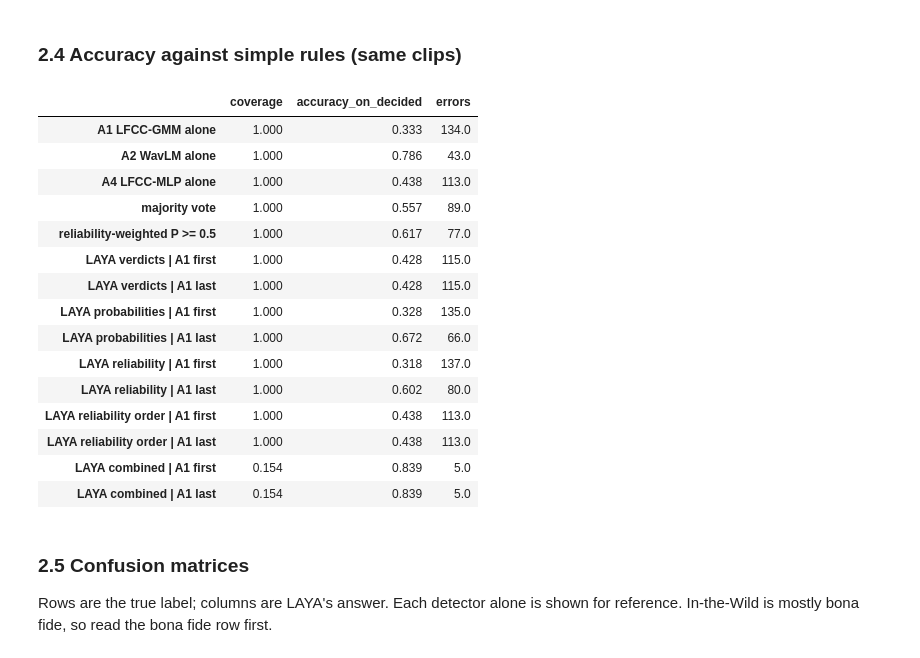
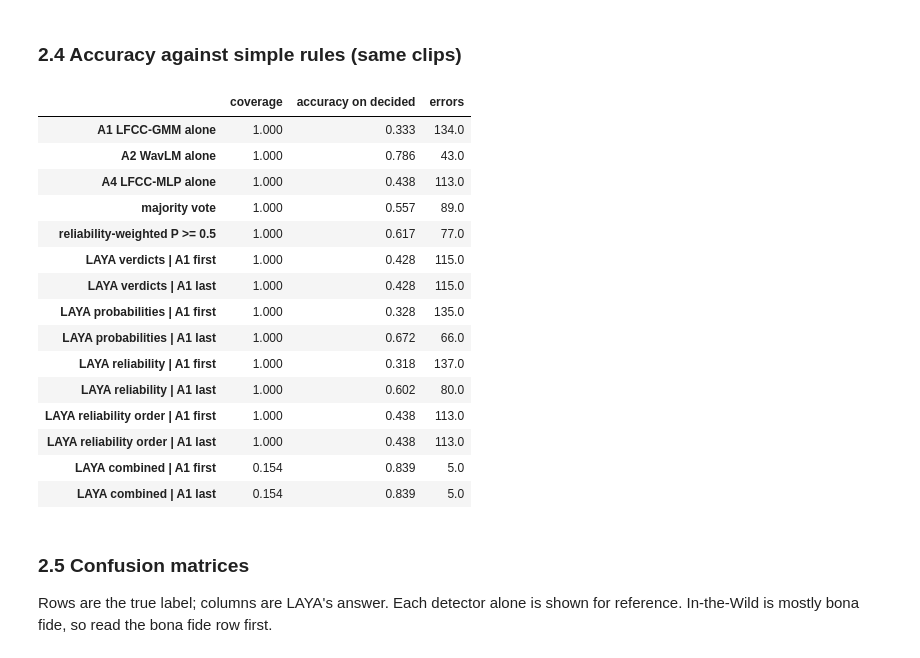
Before and after one commit to Qwenty228/GC2-EchoJEV, a Jupyter notebook: SystemCode/notebooks/06_jev.ipynb, the cells around one changed output. Drawn from its saved outputs; the diff is of its cells as text; code cells hidden in the pictures.

```diff
--- a/SystemCode/notebooks/06_jev.ipynb
+++ b/SystemCode/notebooks/06_jev.ipynb
@@ -280,8 +278,12 @@ The same clip under every variant and both orders. A judge that reads the eviden
 when only the listing order changes.
 # %%
 print({det[m]["name"]: clip[f"v_{m}"] for m in det}, "| truth:", clip.label)
-pd.DataFrame([{"variant": v, "order": o, "choice": (a := ARBITER(request(clip, det, v, order))["answers"]["decision"])["choice"],
-               **a["probabilities"]} for v in VARIANTS for o, order in ORDERS.items()]).round(3)
+rows = []
+for v in VARIANTS:
+    for o, order in ORDERS.items():
+        a = decide(request(evidence(clip, det, order), v))
+        rows.append({"variant": v, "order": o, "choice": a["choice"], **a["probabilities"]})
+pd.DataFrame(rows).round(3)
 # %% [output]
 {'A1 LFCC-GMM': 'bonafide', 'A2 WavLM': 'spoof', 'A4 LFCC-MLP': 'bonafide'} | truth: bonafide
 |  | variant | order | choice | bonafide | spoof | uncertain |
@@ -318,25 +320,37 @@ pd.DataFrame(probe).set_index("variant").round(2)
 | combined | 0.00 | 0.85 | 0.15 | 0.02 / 0.02 | 0.12 / 0.12 | ... |
 # %% [markdown]
 ### 2.4 Accuracy against simple rules (same clips)
-# %%
-pd.DataFrame(arb_metrics["results"]).T.round(3)
-# %% [output]
-|  | coverage | accuracy_on_decided | errors |
-| A1 LFCC-GMM alone | 1.000 | 0.333 | 134.0 |
-| A2 WavLM alone | 1.000 | 0.786 | 43.0 |
-| A4 LFCC-MLP alone | 1.000 | 0.438 | 113.0 |
-| majority vote | 1.000 | 0.557 | 89.0 |
-| reliability-weighted P >= 0.5 | 1.000 | 0.617 | 77.0 |
-| LAYA verdicts | A1 first | 1.000 | 0.428 | 115.0 |
-| LAYA verdicts | A1 last | 1.000 | 0.428 | 115.0 |
-| LAYA probabilities | A1 first | 1.000 | 0.328 | 135.0 |
-| LAYA probabilities | A1 last | 1.000 | 0.672 | 66.0 |
-| LAYA reliability | A1 first | 1.000 | 0.318 | 137.0 |
-| LAYA reliability | A1 last | 1.000 | 0.602 | 80.0 |
-| LAYA reliability order | A1 first | 1.000 | 0.438 | 113.0 |
-| LAYA reliability order | A1 last | 1.000 | 0.438 | 113.0 |
-| LAYA combined | A1 first | 0.154 | 0.839 | 5.0 |
-| LAYA combined | A1 last | 0.154 | 0.839 | 5.0 |
+# %%
+def judge(pred):
+    pred, label = np.asarray(pred), cases.label.to_numpy()
+    decided = pred != "uncertain"
+    return {"coverage": decided.mean(), "accuracy on decided": ((pred == label) & decided).sum() / max(decided.sum(), 1),
+            "errors": int(((pred != label) & decided).sum())}
+
+weight = {m: 1 / det[m]["error_rate_pct"] for m in det}
+p_weighted = sum(weight[m] * cases[f"p_{m}"] for m in det) / sum(weight.values())
+rules = {**{f"{det[m]['name']} alone": cases[f"v_{m}"] for m in det},
+         "majority vote": cases[[f"v_{m}" for m in det]].mode(axis=1)[0],
+         "reliability-weighted P >= 0.5": np.where(p_weighted >= 0.5, "bonafide", "spoof"),
+         **{f"LAYA {c}": cases[c] for c in cases.columns if " | " in c}}
+pd.DataFrame({k: judge(v) for k, v in rules.items()}).T.round(3)
+# %% [output]
+|  | coverage | accuracy on decided | errors |
+| A1 LFCC-GMM alone | 1.000 | 0.333 | 134.0 |
+| A2 WavLM alone | 1.000 | 0.786 | 43.0 |
+| A4 LFCC-MLP alone | 1.000 | 0.438 | 113.0 |
+| majority vote | 1.000 | 0.557 | 89.0 |
+| reliability-weighted P >= 0.5 | 1.000 | 0.617 | 77.0 |
+| LAYA verdicts | A1 first | 1.000 | 0.428 | 115.0 |
+| LAYA verdicts | A1 last | 1.000 | 0.428 | 115.0 |
+| LAYA probabilities | A1 first | 1.000 | 0.328 | 135.0 |
+| LAYA probabilities | A1 last | 1.000 | 0.672 | 66.0 |
+| LAYA reliability | A1 first | 1.000 | 0.318 | 137.0 |
+| LAYA reliability | A1 last | 1.000 | 0.602 | 80.0 |
+| LAYA reliability order | A1 first | 1.000 | 0.438 | 113.0 |
+| LAYA reliability order | A1 last | 1.000 | 0.438 | 113.0 |
+| LAYA combined | A1 first | 0.154 | 0.839 | 5.0 |
+| LAYA combined | A1 last | 0.154 | 0.839 | 5.0 |
 # %% [markdown]
 ### 2.5 Confusion matrices
 Rows are the true label; columns are LAYA's answer. Each detector alone is shown for reference. In-the-Wild is
```
Also changed, not shown: parts of 3 cells of this notebook, 3 other files.
